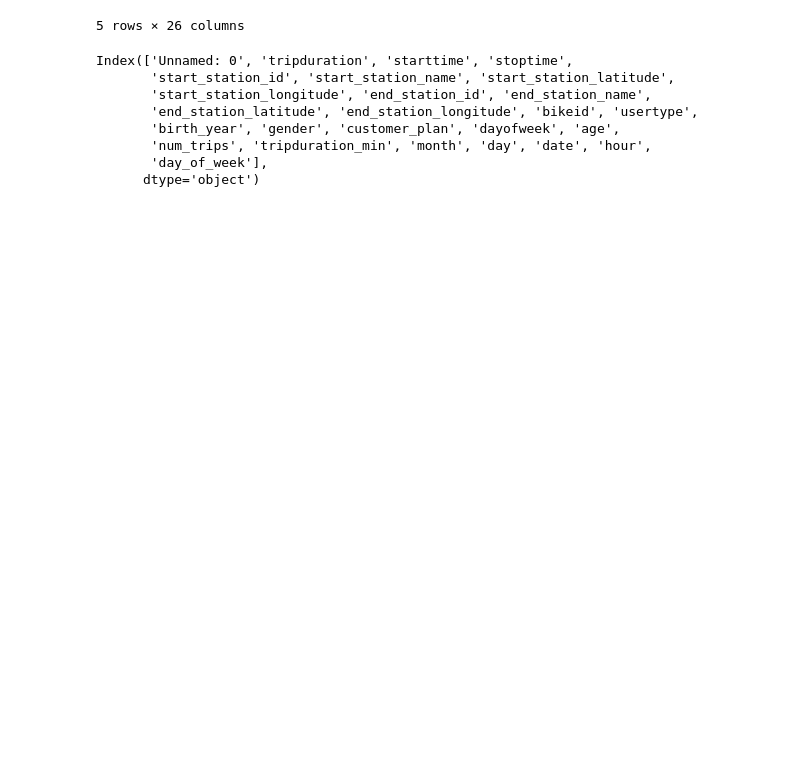
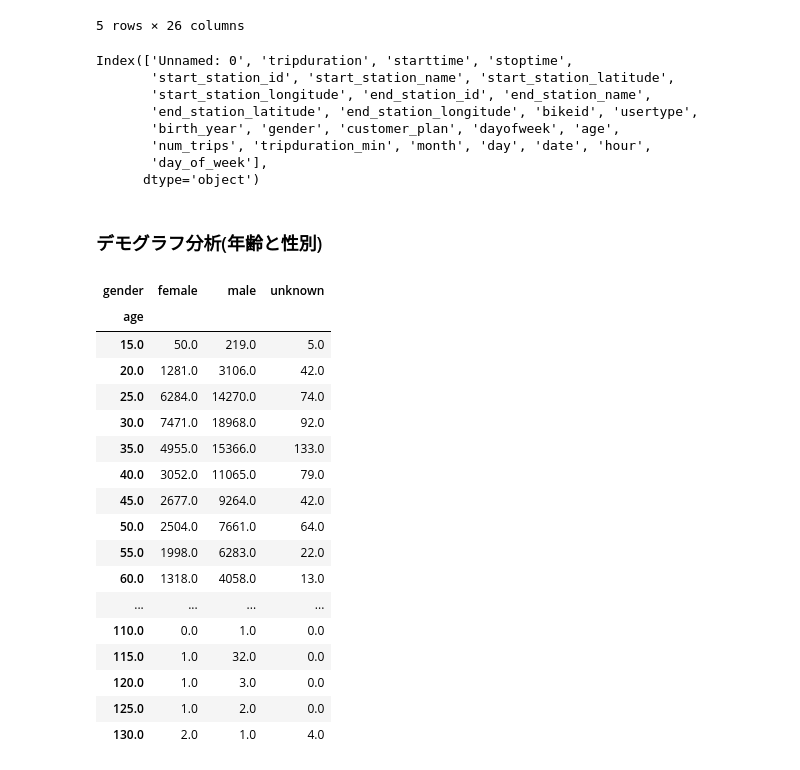
Before and after one commit to dumbled0re/EDA, a Jupyter notebook: 05_eda/46-52_eda.ipynb, the cells around one changed output. Cells and saved outputs as stored; diff of their text form; code cells hidden in the pictures; blank space fills up the shorter version.

Commit message:
update: デモグラフ分析(年齢と性別)

```diff
--- a/05_eda/46-52_eda.ipynb
+++ b/05_eda/46-52_eda.ipynb
@@ -189,3 +190,5 @@ Index(['Unnamed: 0', 'tripduration', 'starttime', 'stoptime',
       dtype='object')
 # %%
 px.histogram(df, x='hour', facet_col='dayofweek', facet_row='usertype')
+# %% [markdown]
+### デモグラフ分析(年齢と性別)
@@ -191,0 +198,21 @@ px.histogram(df, x='hour', facet_col='dayofweek', facet_row='usertype')
+# %%
+demogra_pivot
+# %% [output]
+| gender | female | male | unknown |
+| age |  |  |  |
+| 15.0 | 50.0 | 219.0 | 5.0 |
+| 20.0 | 1281.0 | 3106.0 | 42.0 |
+| 25.0 | 6284.0 | 14270.0 | 74.0 |
+| 30.0 | 7471.0 | 18968.0 | 92.0 |
+| 35.0 | 4955.0 | 15366.0 | 133.0 |
+| 40.0 | 3052.0 | 11065.0 | 79.0 |
+| 45.0 | 2677.0 | 9264.0 | 42.0 |
+| 50.0 | 2504.0 | 7661.0 | 64.0 |
+| 55.0 | 1998.0 | 6283.0 | 22.0 |
+| 60.0 | 1318.0 | 4058.0 | 13.0 |
+| ... | ... | ... | ... |
+| 110.0 | 0.0 | 1.0 | 0.0 |
+| 115.0 | 1.0 | 32.0 | 0.0 |
+| 120.0 | 1.0 | 3.0 | 0.0 |
+| 125.0 | 1.0 | 2.0 | 0.0 |
+| 130.0 | 2.0 | 1.0 | 4.0 |
```
Also changed, not shown: parts of 3 cells of this notebook.
